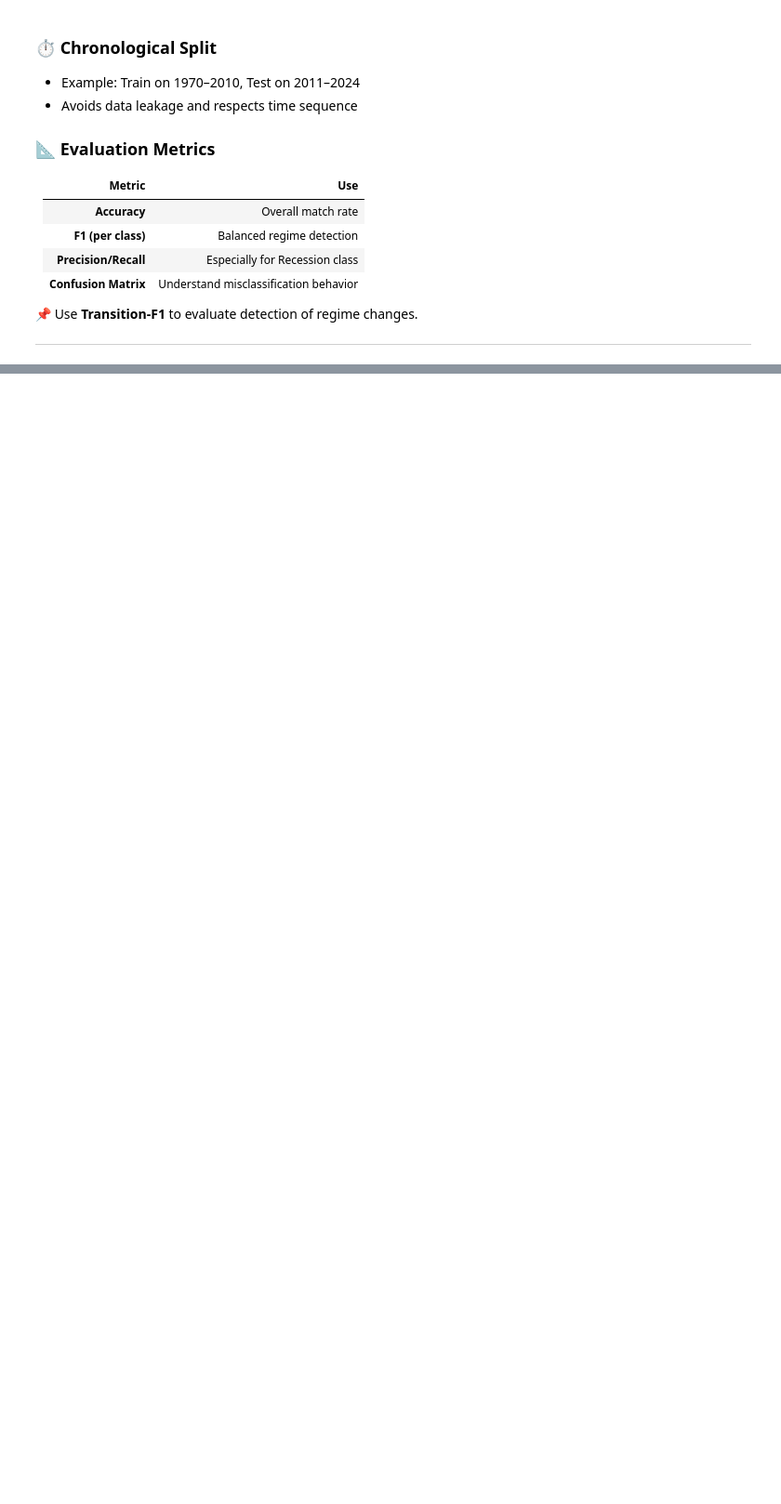
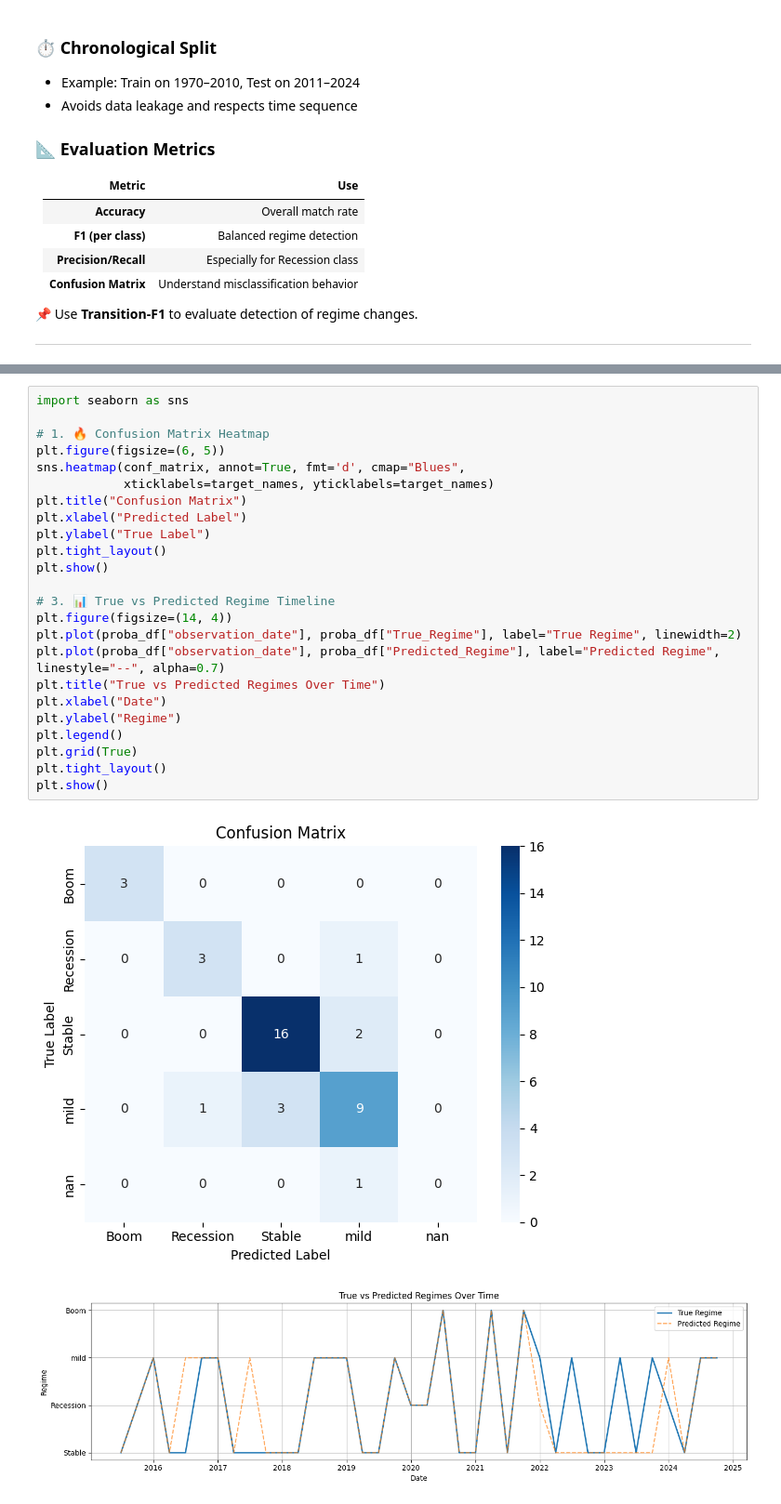
Before and after one commit to Makster04/FINAL_CAPSTONE_PROJECT, a Jupyter notebook: Notebook.ipynb, the cells around one changed output, grey strips where cells are left out. Shown at 93% size. Saved outputs shown, nothing was run; the diff lists cells and outputs as text; blank space fills up the shorter version.

```diff
--- a/Notebook.ipynb
+++ b/Notebook.ipynb
@@ -2065,0 +2281,27 @@ weighted avg       0.27      0.27      0.27        59
+# %%
+import seaborn as sns
+
+# 1. 🔥 Confusion Matrix Heatmap
+plt.figure(figsize=(6, 5))
+sns.heatmap(conf_matrix, annot=True, fmt='d', cmap="Blues",
+            xticklabels=target_names, yticklabels=target_names)
+plt.title("Confusion Matrix")
+plt.xlabel("Predicted Label")
+plt.ylabel("True Label")
+plt.tight_layout()
+plt.show()
+
+# 3. 📊 True vs Predicted Regime Timeline
+plt.figure(figsize=(14, 4))
+plt.plot(proba_df["observation_date"], proba_df["True_Regime"], label="True Regime", linewidth=2)
+plt.plot(proba_df["observation_date"], proba_df["Predicted_Regime"], label="Predicted Regime", linestyle="--", alpha=0.7)
+plt.title("True vs Predicted Regimes Over Time")
+plt.xlabel("Date")
+plt.ylabel("Regime")
+plt.legend()
+plt.grid(True)
+plt.tight_layout()
+plt.show()
+# %% [output]
+[figure, added]
+[figure, added]
```
Also changed, not shown: parts of 6 cells of this notebook, 1 other file.
